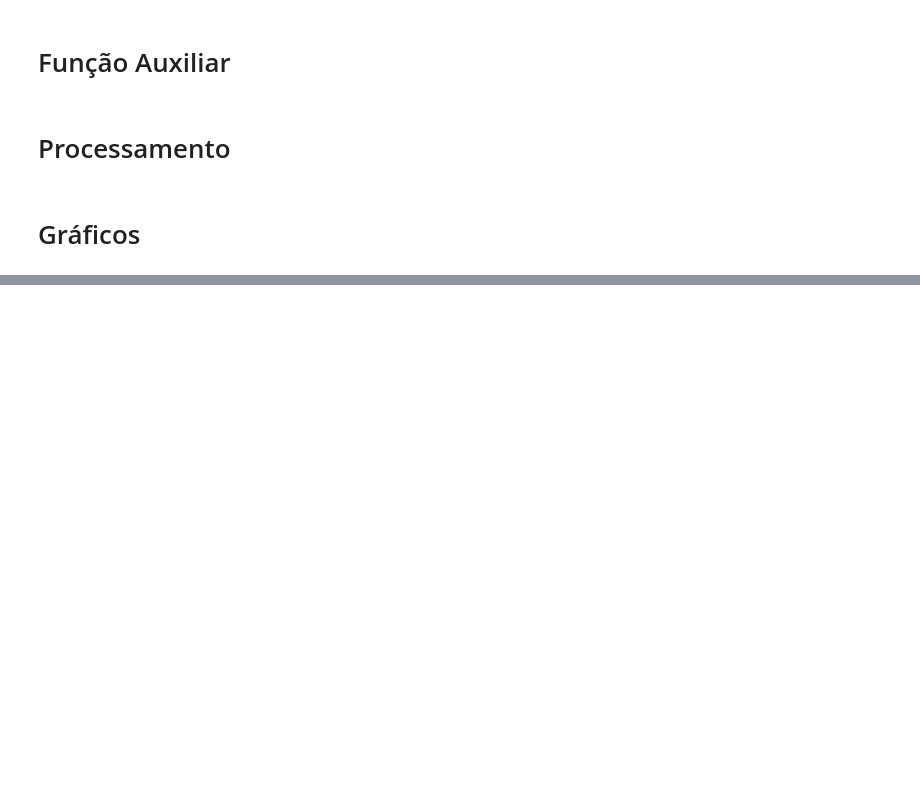
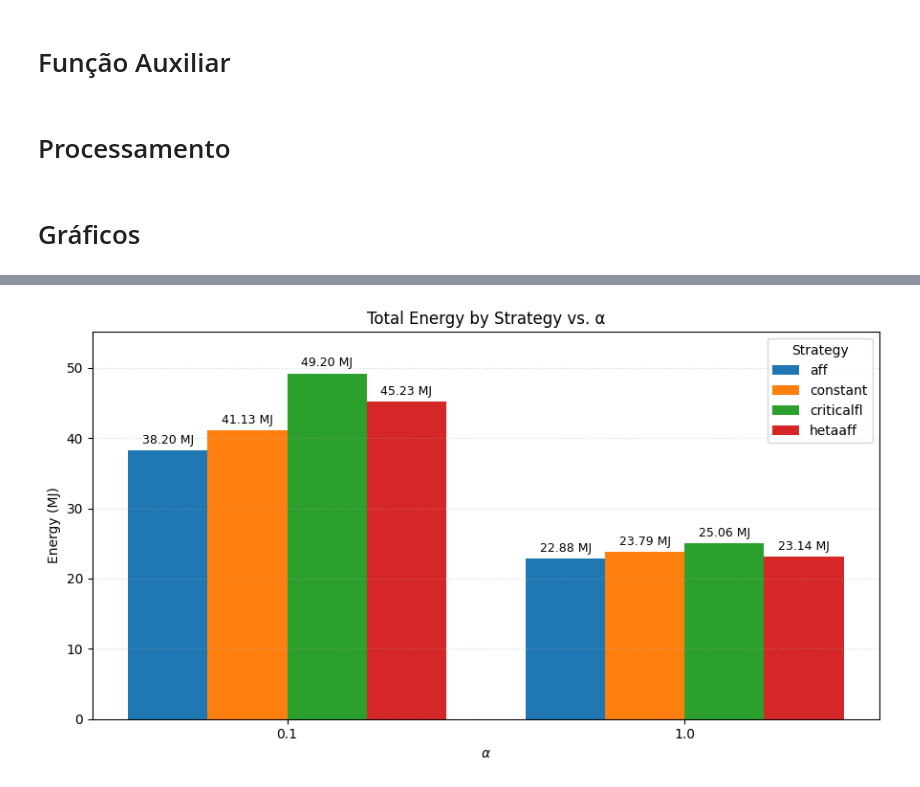
Before and after one commit to RafaelGreg18/tcc-def, a Jupyter notebook: experiments/analysis/training_cost.ipynb, the cells around one changed output, grey strips where cells are left out. Drawn from its saved outputs; the diff is of its cells as text; code cells hidden in the pictures; blank space fills up the shorter version.

```diff
--- a/experiments/analysis/training_cost.ipynb
+++ b/experiments/analysis/training_cost.ipynb
@@ -417,0 +430,9 @@ plot_energy_grouped_with_labels({
+# %%
+plot_energy_grouped_with_labels({
+    'aff': totals_energy_aff,
+    'constant': totals_energy_constant,
+    'criticalfl': totals_energy_critical,
+    'hetaaff': totals_energy_hetaaff,
+}, x_order=[0.1, 1.0])
+# %% [output]
+[figure, added]
```
Also changed, not shown: parts of 6 cells of this notebook, 21 other files.
